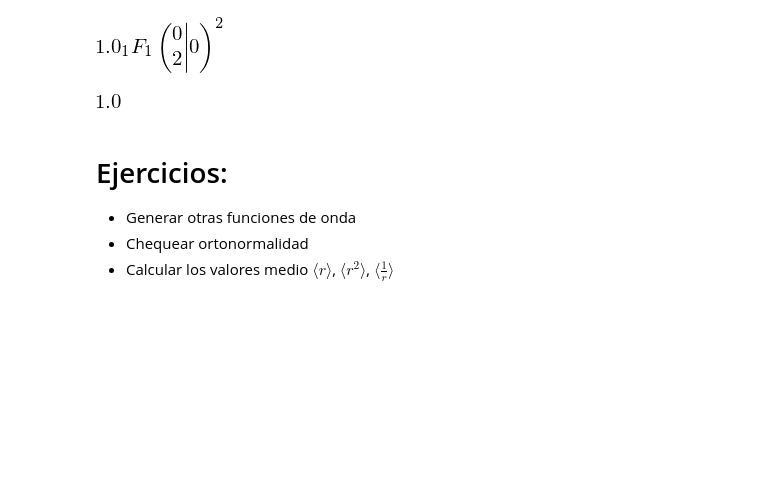
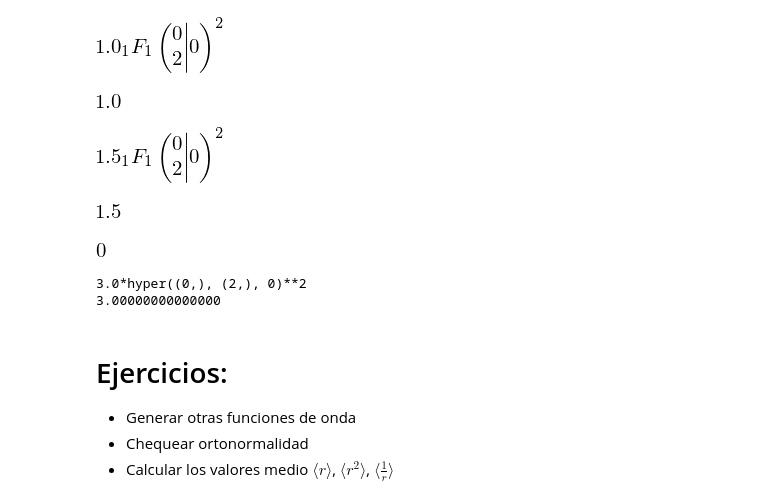
Before and after one commit to nicochunger/E3, a Jupyter notebook: FuncionesRadialesH.ipynb, the cells around one changed output. Cells and saved outputs as stored; diff of their text form; code cells hidden in the pictures; blank space fills up the shorter version.

Commit message:
Algunos valores medios

```diff
--- a/FuncionesRadialesH.ipynb
+++ b/FuncionesRadialesH.ipynb
@@ -68,6 +68,33 @@ sp.integrate( (r * R_hyp(1,0,1,r))**2, (r,0,oo))
 sp.integrate((r * R_hyp(1,0,1,r))**2, (r,0,oo)).evalf()
 # %% [output]
 [figure]
+# %%
+#Valor medio del fundamental
+# <r>
+
+sp.integrate(r * (r * R_hyp(1,0,1,r))**2, (r,0,oo))
+# %% [output]
+[figure, added]
+# %%
+sp.integrate(r * (r * R_hyp(1,0,1,r))**2, (r,0,oo)).evalf()
+# %% [output]
+[figure, added]
+# %%
+#Valor medio del fundamental
+# <r**(-1)>
+
+sp.integrate(r**(-1.) * (r * R_hyp(1,0,1,r))**2, (r,0,oo))
+# %% [output]
+[figure, added]
+# %%
+#Valor medio del fundamental
+# <r**2>
+
+print(sp.integrate(r**2 * (r * R_hyp(1,0,1,r))**2, (r,0,oo)))
+print(sp.integrate(r**2 * (r * R_hyp(1,0,1,r))**2, (r,0,oo)).evalf())
+# %% [output]
+3.0*hyper((0,), (2,), 0)**2
+3.00000000000000
 # %% [markdown]
 # Ejercicios:
 
```
Also changed, not shown: parts of 1 cell of this notebook.
